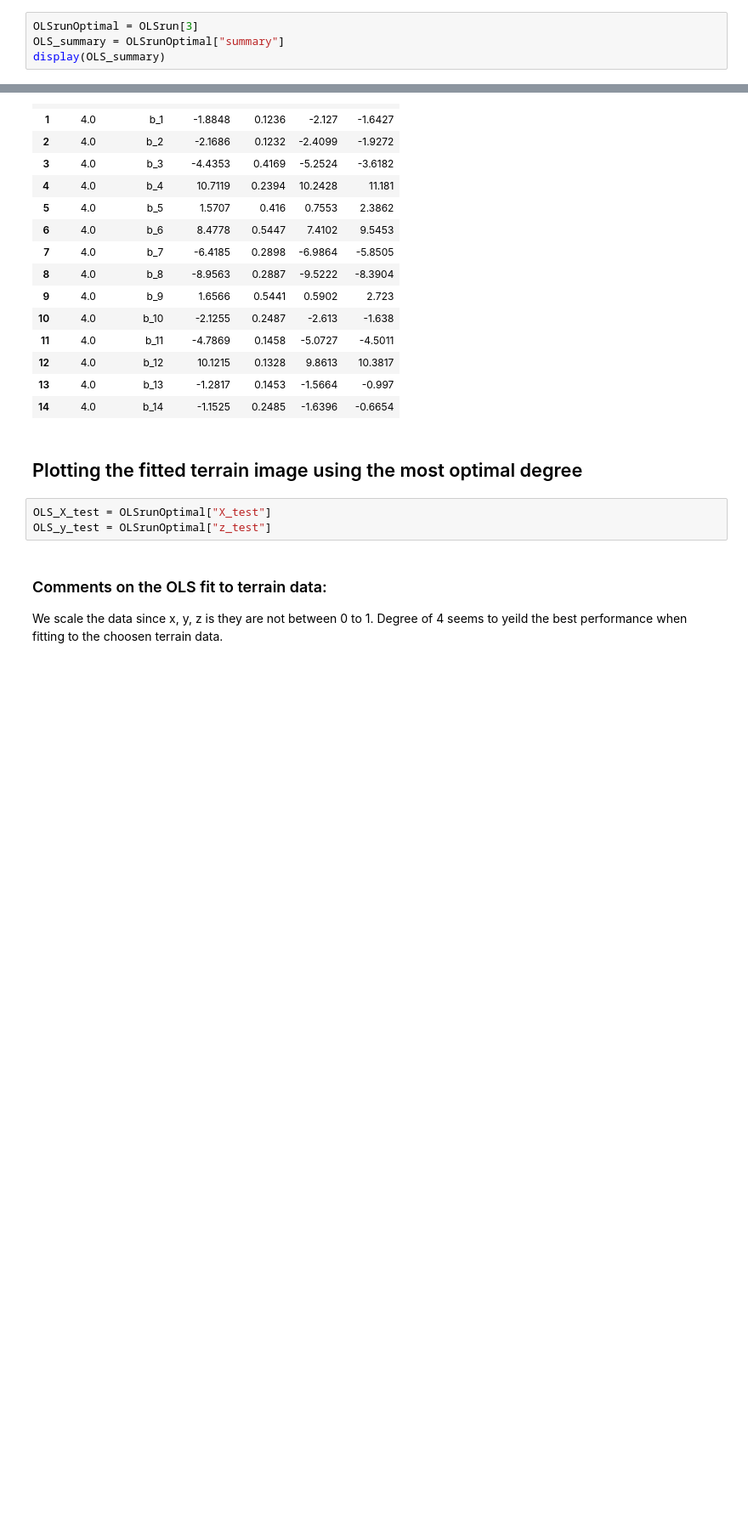
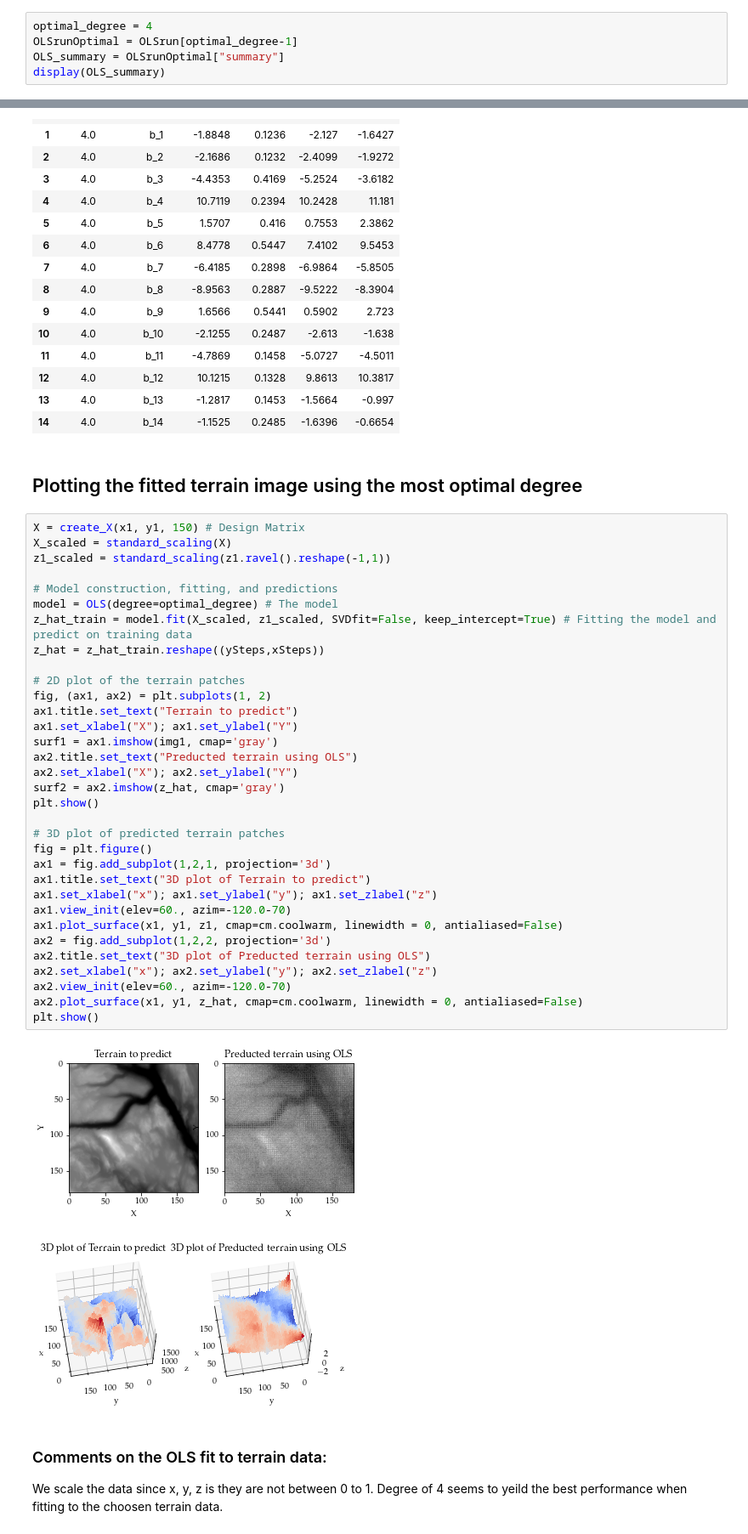
Before and after one commit to AndreasBordvik/FYS-STK4155-Prj1_report, a Jupyter notebook: code/Exercise6.ipynb, the cells around one changed output, grey strips where cells are left out. Shown at 85% size. Cells and saved outputs as stored; diff of their text form; blank space fills up the shorter version.

```diff
--- a/code/Exercise6.ipynb
+++ b/code/Exercise6.ipynb
@@ -333,7 +331,8 @@ plt.show()
 # %% [markdown]
 ## Looking at $\beta$ values from degree 4
 # %%
-OLSrunOptimal = OLSrun[3]
+optimal_degree = 4
+OLSrunOptimal = OLSrun[optimal_degree-1]
 OLS_summary = OLSrunOptimal["summary"]
 display(OLS_summary)
 # %% [output]
@@ -355,9 +354,42 @@ display(OLS_summary)
 | 14 | 4.0 | b_14 | -1.1525 | 0.2485 | -1.6396 | -0.6654 |
 # %% [markdown]
 ## Plotting the fitted terrain image using the most optimal degree
-# %%
-OLS_X_test = OLSrunOptimal["X_test"]
-OLS_y_test = OLSrunOptimal["z_test"]
+# %%
+X = create_X(x1, y1, 150) # Design Matrix
+X_scaled = standard_scaling(X)
+z1_scaled = standard_scaling(z1.ravel().reshape(-1,1))
+
+# Model construction, fitting, and predictions
+model = OLS(degree=optimal_degree) # The model
+z_hat_train = model.fit(X_scaled, z1_scaled, SVDfit=False, keep_intercept=True) # Fitting the model and predict on training data
+z_hat = z_hat_train.reshape((ySteps,xSteps))
+
+# 2D plot of the terrain patches
+fig, (ax1, ax2) = plt.subplots(1, 2)
+ax1.title.set_text("Terrain to predict")
+ax1.set_xlabel("X"); ax1.set_ylabel("Y")
+surf1 = ax1.imshow(img1, cmap='gray')
+ax2.title.set_text("Preducted terrain using OLS")
+ax2.set_xlabel("X"); ax2.set_ylabel("Y")
+surf2 = ax2.imshow(z_hat, cmap='gray')
+plt.show()
+
+# 3D plot of predicted terrain patches
+fig = plt.figure()
+ax1 = fig.add_subplot(1,2,1, projection='3d')
+ax1.title.set_text("3D plot of Terrain to predict")
+ax1.set_xlabel("x"); ax1.set_ylabel("y"); ax1.set_zlabel("z")
+ax1.view_init(elev=60., azim=-120.0-70)
+ax1.plot_surface(x1, y1, z1, cmap=cm.coolwarm, linewidth = 0, antialiased=False)
+ax2 = fig.add_subplot(1,2,2, projection='3d')
+ax2.title.set_text("3D plot of Preducted terrain using OLS")
+ax2.set_xlabel("x"); ax2.set_ylabel("y"); ax2.set_zlabel("z")
+ax2.view_init(elev=60., azim=-120.0-70)
+ax2.plot_surface(x1, y1, z_hat, cmap=cm.coolwarm, linewidth = 0, antialiased=False)
+plt.show()
+# %% [output]
+[figure, added]
+[figure, added]
 # %% [markdown]
 ### Comments on the OLS fit to terrain data:
 We scale the data since x, y, z is they are not between 0 to 1. Degree of 4 seems to yeild the best performance when fitting to the choosen terrain data.
```
Also changed, not shown: parts of 6 cells of this notebook, 3 other files.
